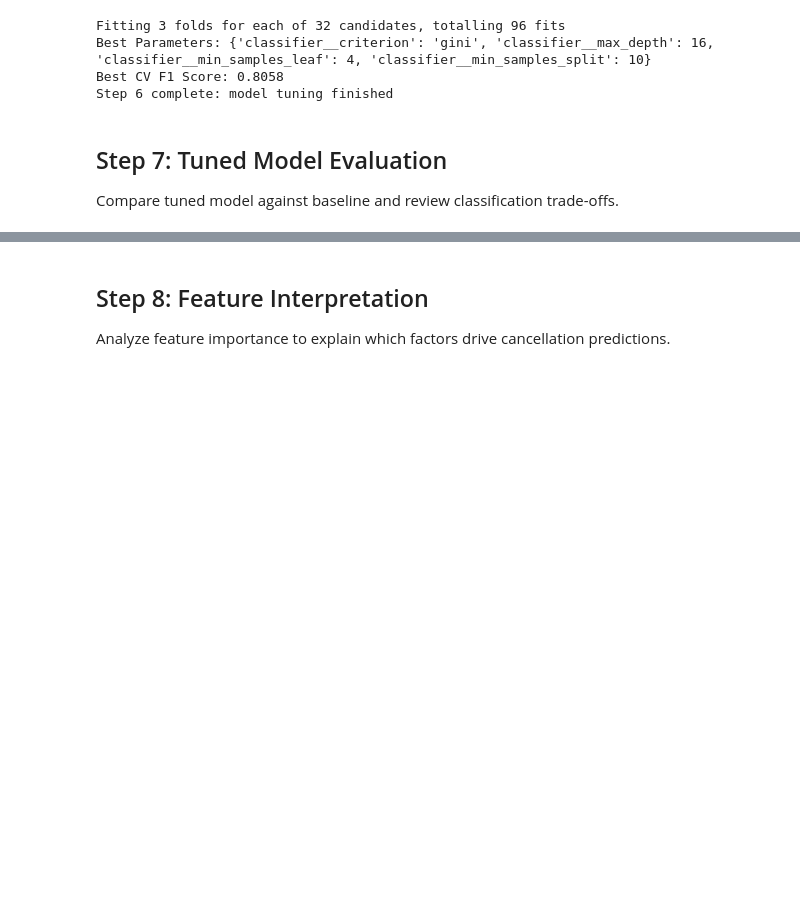
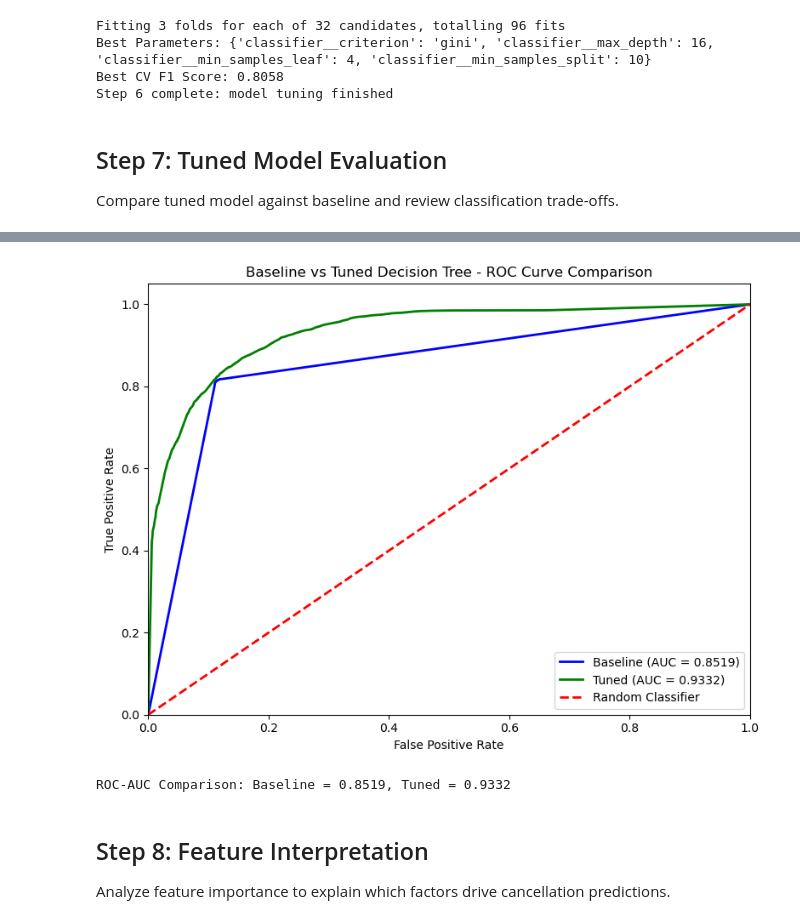
Before and after one commit to Eranga999/ML_Group_Assigment, a Jupyter notebook: Decision_Tree_IT22194244.ipynb, the cells around one changed output, grey strips where cells are left out. Drawn from its saved outputs; the diff is of its cells as text; code cells hidden in the pictures; blank space fills up the shorter version.

```diff
--- a/Decision_Tree_IT22194244.ipynb
+++ b/Decision_Tree_IT22194244.ipynb
@@ -414,4 +454,23 @@ print('tuned model evaluated and compared')
 tuned model evaluated and compared
+# %%
+# Compare ROC curves: Baseline vs Tuned
+plt.figure(figsize=(8, 6))
+plt.plot(fpr_base, tpr_base, color='blue', lw=2, label=f'Baseline (AUC = {roc_auc_base:.4f})')
+plt.plot(fpr_tuned, tpr_tuned, color='green', lw=2, label=f'Tuned (AUC = {roc_auc_tuned:.4f})')
+plt.plot([0, 1], [0, 1], color='red', lw=2, linestyle='--', label='Random Classifier')
+plt.xlim([0.0, 1.0])
+plt.ylim([0.0, 1.05])
+plt.xlabel('False Positive Rate')
+plt.ylabel('True Positive Rate')
+plt.title('Baseline vs Tuned Decision Tree - ROC Curve Comparison')
+plt.legend(loc="lower right")
+plt.tight_layout()
+plt.show()
+
+print('ROC-AUC Comparison: Baseline = {:.4f}, Tuned = {:.4f}'.format(roc_auc_base, roc_auc_tuned))
+# %% [output]
+[figure, added]
+ROC-AUC Comparison: Baseline = 0.8519, Tuned = 0.9332
 # %% [markdown]
 ## Step 8: Feature Interpretation
 Analyze feature importance to explain which factors drive cancellation predictions.
```
Also changed, not shown: parts of 5 cells of this notebook.
